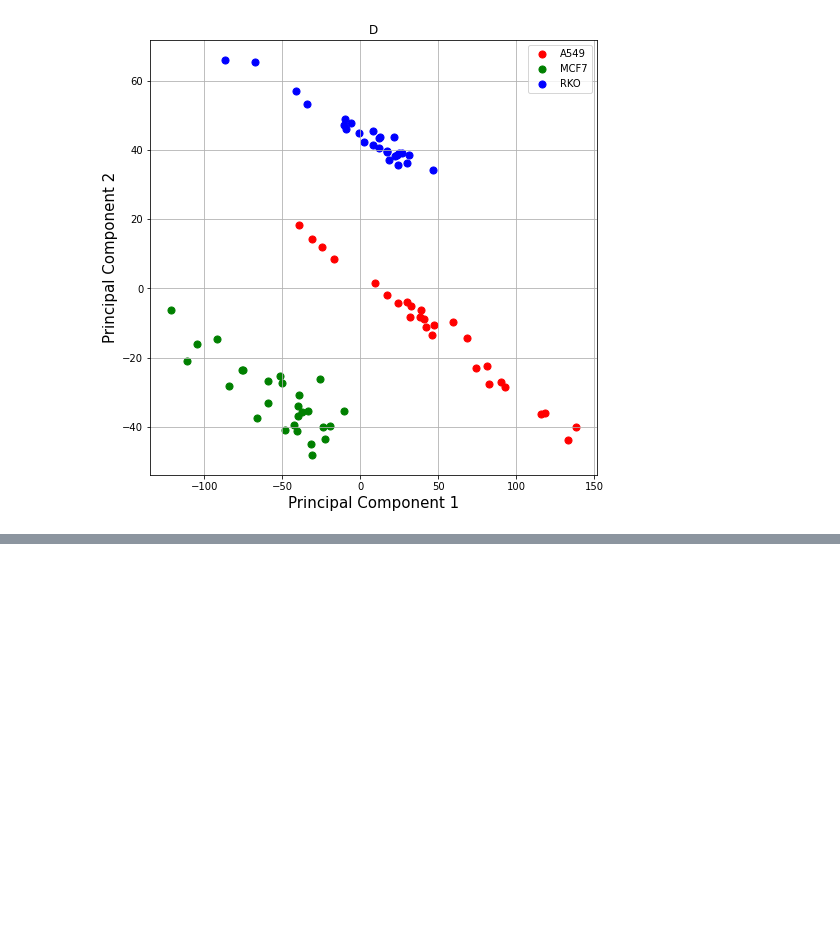
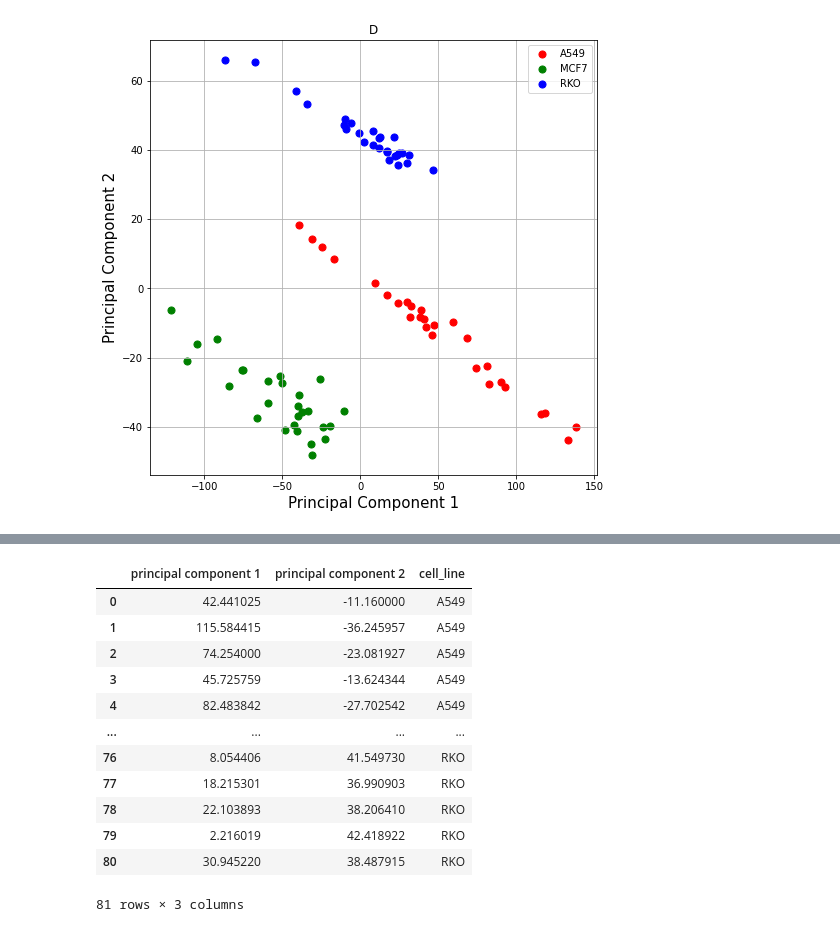
Before and after one commit to patruong/lifeAndDeath, a Jupyter notebook: scripts/proteinGroup_tryptic_analysis_noFC_20210318.ipynb, the cells around one changed output, grey strips where cells are left out. Saved outputs shown, nothing was run; the diff lists cells and outputs as text; code cells hidden in the pictures; blank space fills up the shorter version.

```diff
--- a/scripts/proteinGroup_tryptic_analysis_noFC_20210318.ipynb
+++ b/scripts/proteinGroup_tryptic_analysis_noFC_20210318.ipynb
@@ -279,0 +421,16 @@ pca_on_state(df_int, "D")
+# %%
+finalDf
+# %% [output]
+|  | principal component 1 | principal component 2 | cell_line |
+| 0 | 42.441025 | -11.160000 | A549 |
+| 1 | 115.584415 | -36.245957 | A549 |
+| 2 | 74.254000 | -23.081927 | A549 |
+| 3 | 45.725759 | -13.624344 | A549 |
+| 4 | 82.483842 | -27.702542 | A549 |
+| ... | ... | ... | ... |
+| 76 | 8.054406 | 41.549730 | RKO |
+| 77 | 18.215301 | 36.990903 | RKO |
+| 78 | 22.103893 | 38.206410 | RKO |
+| 79 | 2.216019 | 42.418922 | RKO |
+| 80 | 30.945220 | 38.487915 | RKO |
+81 rows × 3 columns
```
Also changed, not shown: parts of 5 cells of this notebook, 1 other file.
